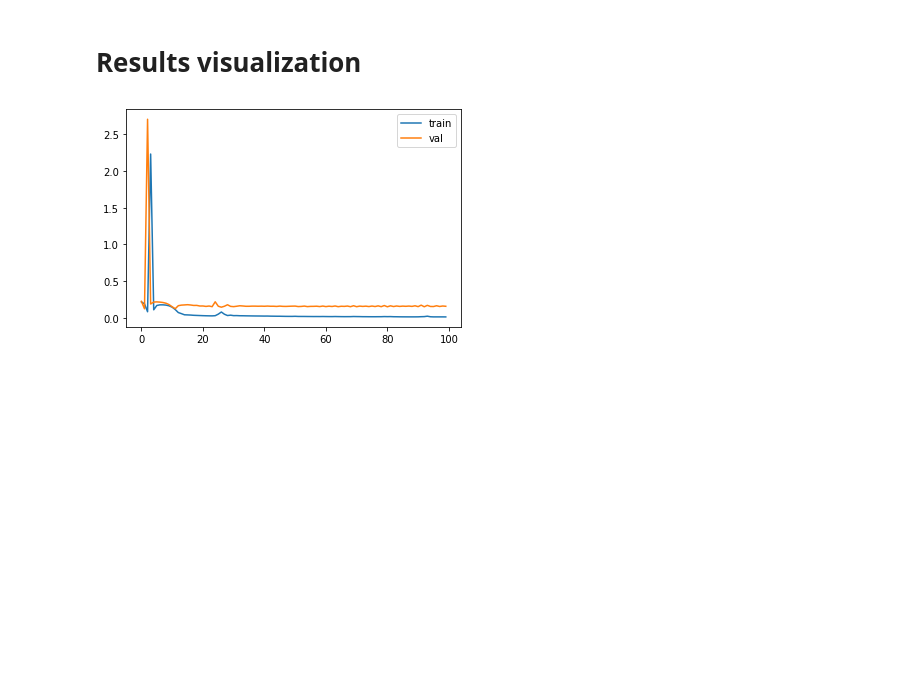
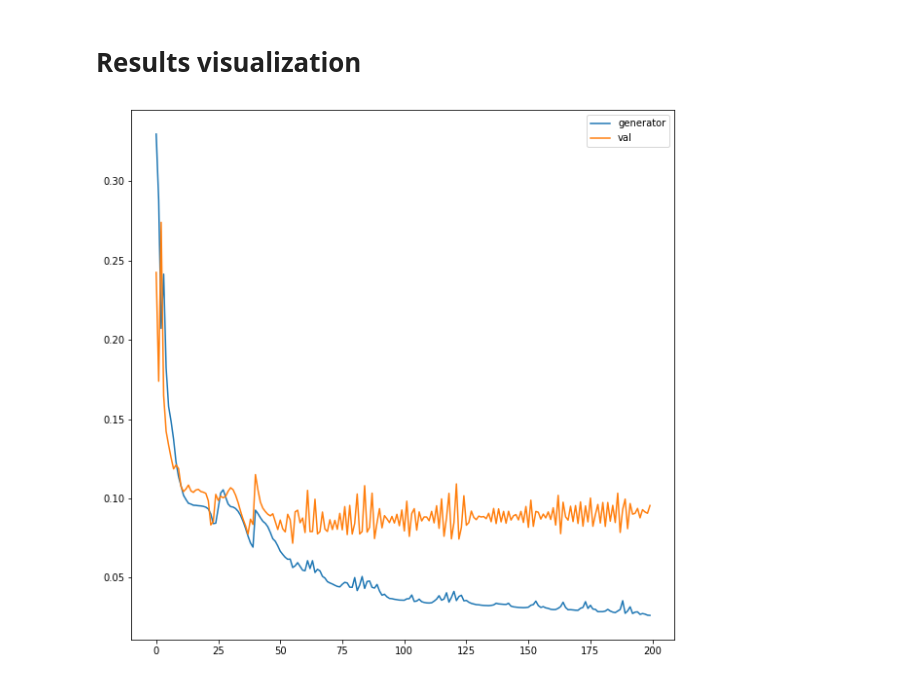
Before and after one commit to APirchner/psychicgan, a Jupyter notebook: basic_training.ipynb, the cells around one changed output. Cells and saved outputs as stored; diff of their text form; code cells hidden in the pictures; blank space fills up the shorter version.

```diff
--- a/basic_training.ipynb
+++ b/basic_training.ipynb
@@ -18,7 +30,7 @@ data_dir = '/home/ewok261/Documents/psychic-gan/data/in_2_out_1_ol_0'
 frm_in = 2
 frm_out = 1
 mini_batch = 32
-n_epochs = 100
+n_epochs = 200
 # %%
 if choose_cuda and torch.cuda.is_available():
     device = torch.device('cuda')
@@ -53,6 +65,12 @@ encoder = encoder.to(device)
 encoder_optim = optim.Adam(encoder.parameters(), betas=(0.9, 0.999))
 
 generator = Generator(frame_dim=64, temporal_target=1, hidden_dim=128,
-                      init_filters=256, attention_at=8, norm=nn.utils.weight_norm)
+                      init_filters=256, attention_at=32, norm=nn.utils.weight_norm)
 generator = generator.to(device)
 generator_optim = optim.Adam(generator.parameters(), betas=(0.5, 0.999))
+
+encoder.apply(weight_init)
+generator.apply(weight_init)
+
+summary(encoder, input_size=(3, frm_in, 64, 64))
+summary(generator, input_size=(128,))
@@ -123,12 +167,13 @@ for epoch in range(n_epochs):
 # %% [markdown]
 # Results visualization
 # %%
-plt.plot(train_hist)
+plt.figure(figsize=(10, 10))
+plt.plot(train_hist_gen)
 plt.plot(val_hist)
-plt.legend(['train','val'])
+plt.legend(['generator', 'val'])
 plt.show()
 # %% [output]
-[figure, old version]
+[figure, new version]
 # %%
 insamp, outsamp = train_data[0]
 insamp = insamp.unsqueeze(0)
```
Also changed, not shown: parts of 12 cells of this notebook, 1 other file.
